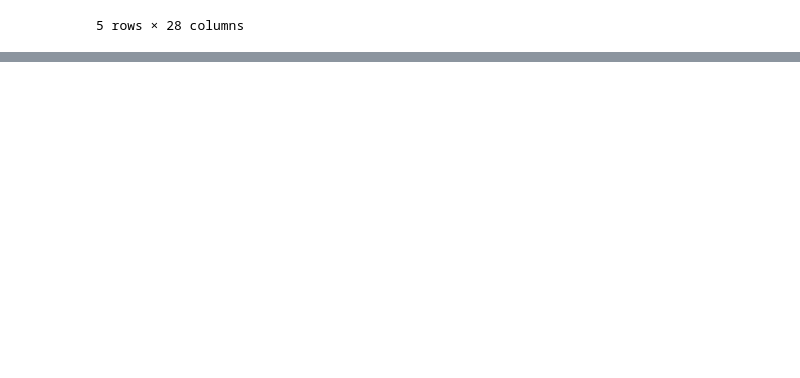
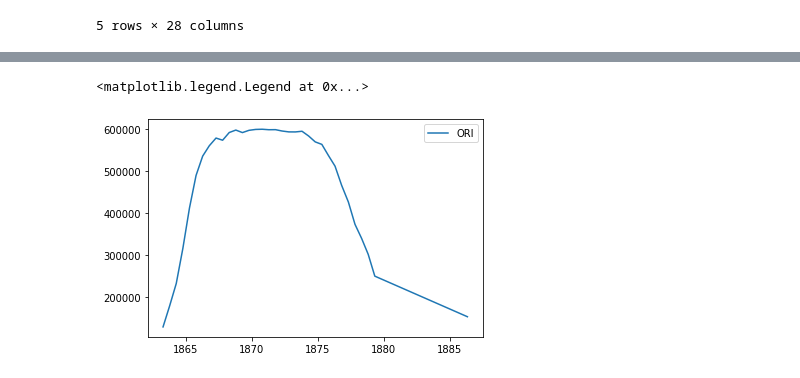
Before and after one commit to luizgmencucini/regression_filter, a Jupyter notebook: notebooks/regression_filter.ipynb, the cells around one changed output, grey strips where cells are left out. Drawn from its saved outputs; the diff is of its cells as text; code cells hidden in the pictures; blank space fills up the shorter version.

```diff
--- a/regression_filter.ipynb
+++ b/notebooks/regression_filter.ipynb
@@ -934,0 +939,6 @@ ax1.plot(xic['rt'], xic['xic'], lw=2, color='r')
+# %%
+plt.plot(xic['rt'], xic['xic'], label='ORI')
+plt.legend()
+# %% [output]
+<matplotlib.legend.Legend at 0x...>
+[figure, added]
```
Also changed, not shown: parts of 83 cells of this notebook, 5 other files.
